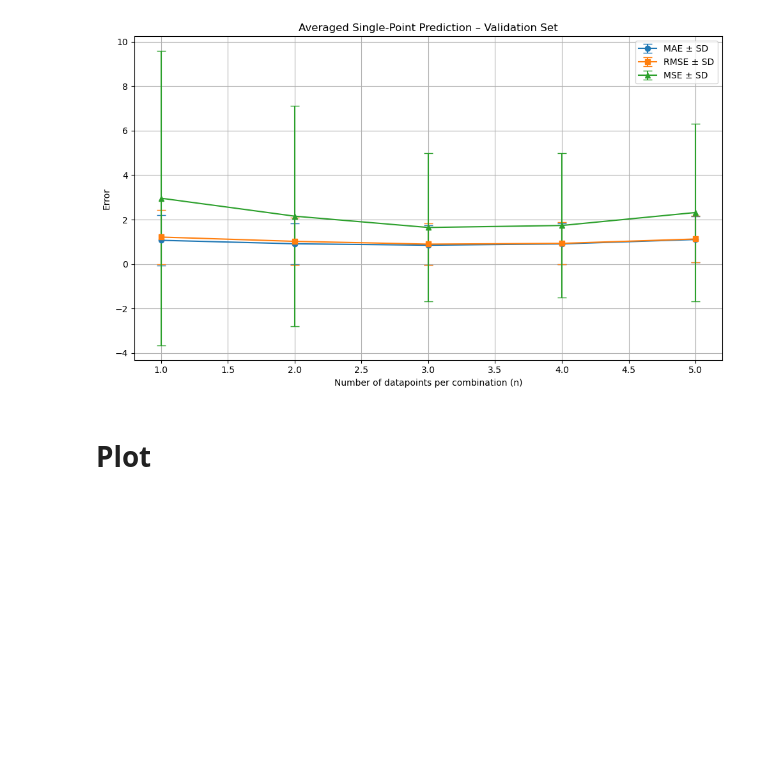
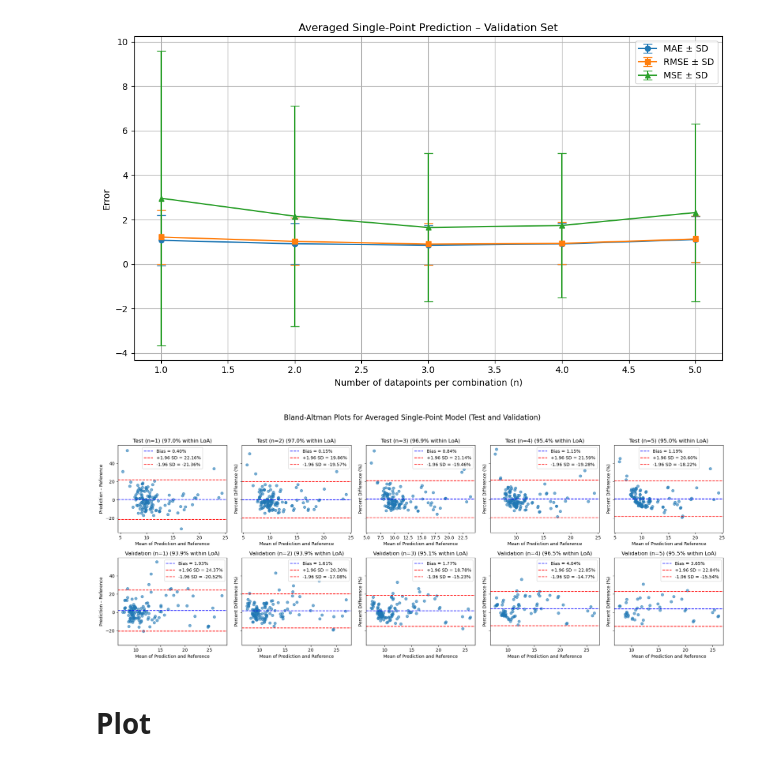
Before and after one commit to starshrimp/neonatal-odc-shift, a Jupyter notebook: notebooks/04_multi_point/final_multi-point-models.ipynb, the cells around one changed output. Cells and saved outputs as stored; diff of their text form; code cells hidden in the pictures; blank space fills up the shorter version.

```diff
--- a/notebooks/04_multi_point/final_multi-point-models.ipynb
+++ b/notebooks/04_multi_point/final_multi-point-models.ipynb
@@ -449,3 +481,31 @@ results_single_val = results_avg_pred_val_df.copy()
+# %%
+fig, axs = plt.subplots(2, 5, figsize=(20, 8), sharey=True)
+fig.suptitle('Bland-Altman Plots for Averaged Single-Point Model (Test and Validation)', fontsize=16)
+
+for i, n in enumerate(range(1, 6)):
+    # Test set
+    test_combos = predict_average_single_point(test_df, base_model, single_point_features, n=n, max_combos=2, seed=42)
+    if not test_combos.empty:
+        plot_bland_altman_percent(test_combos, title=f'Test (n={n})', ax=axs[0, i])
+
+    else:
+        axs[0, i].set_title(f'Test Set (n={n}) – skipped')
+        axs[0, i].axis('off')
+
+    # Validation set
+    val_combos = predict_average_single_point(val_df, base_model, single_point_features, n=n, max_combos=2, seed=42)
+    if not val_combos.empty:
+        plot_bland_altman_percent(val_combos, title=f'Validation (n={n})', ax=axs[1, i])
+    else:
+        axs[1, i].set_title(f'Validation Set (n={n}) – skipped')
+        axs[1, i].axis('off')
+
+axs[0, 0].set_ylabel('Prediction – Reference')
+axs[1, 0].set_ylabel('Prediction – Reference')
+plt.tight_layout(rect=[0, 0, 1, 0.95])
+plt.show()
+# %% [output]
+[figure, added]
 # %% [markdown]
 # Plot
 # %% [markdown]
```
Also changed, not shown: parts of 4 cells of this notebook, 8 other files.
